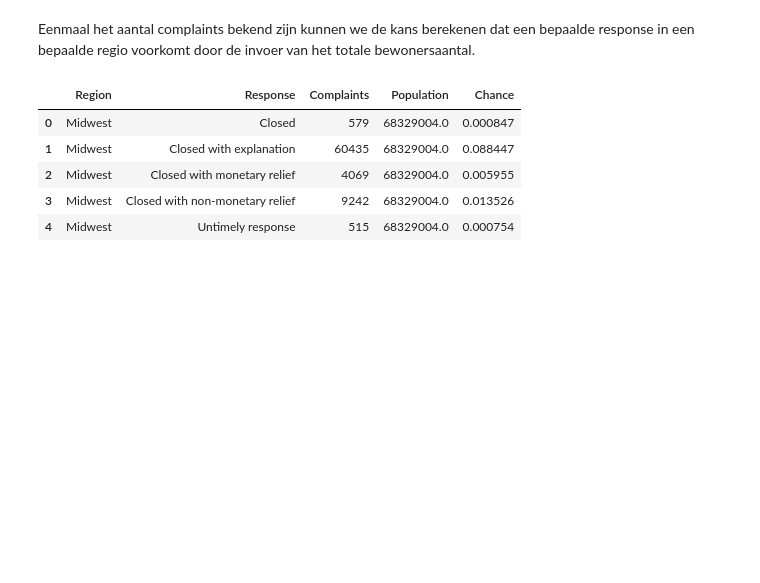
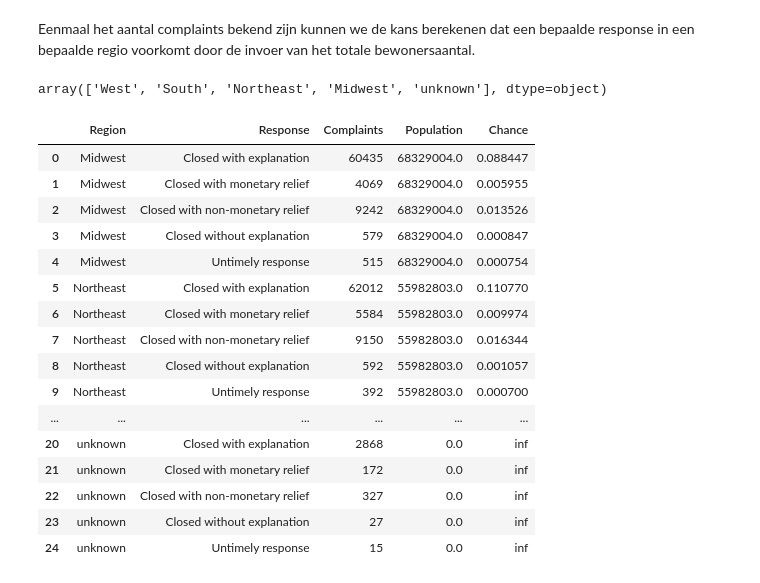
Before and after one commit to WouterStemgee/applied-machine-learning-consumer-complaints-database, a Jupyter notebook: sprint3/sprint3_Lucas.ipynb, the cells around one changed output. Cells and saved outputs as stored; diff of their text form; code cells hidden in the pictures; blank space fills up the shorter version.

```diff
--- a/sprint3/sprint3_Lucas.ipynb
+++ b/sprint3/sprint3_Lucas.ipynb
@@ -18,4 +34,9 @@ complaints_source_df.head()
 # %%
-complaints_df = complaints_source_df[['Product', 'Consumer complaint narrative', 'Company', 'State', 'Company response to consumer']].copy()
-complaints_df.columns = ['Product', 'Narrative', 'Company', 'State', 'Response']
+complaints_df = complaints_source_df[['Product', 'Consumer complaint narrative', 'Company', 'State', 'Company response to consumer','Complaint ID']].copy()
+complaints_df.columns = ['Product', 'Narrative', 'Company', 'State', 'Response','Complaint ID']
 complaints_df.head()
+complaints_df.replace({'Company response to consumer': {'Closed': 'Closed without explanation'}}, inplace= True)
+complaints_df.replace({'Response': {'Closed': 'Closed without explanation'}}, inplace= True)
+complaints_df = complaints_df[complaints_df['Response'].isin(['Closed with non-monetary relief',
+                                                              'Closed with monetary relief', 'Closed with explanation',
+                                                              'Closed without explanation', 'Untimely response'])]
@@ -35,5 +65,6 @@ Deze table is gegenereerd via https://statetable.com/.
 # %%
 state_table_df = pd.read_csv('./state_table.csv', delimiter=',')
 state_table_df.head()
+state_table_df = state_table_df.replace({np.nan: 'unknown'})
 state_table_df['census_region_name'].unique()
 # %% [output]
@@ -60,7 +95,7 @@ def give_region(abbr):
     row = state_table_df.loc[state_table_df['abbreviation'] == abbr]
     region = row['census_region_name'].values
     if region.size == 0:
-        return "unknown"
+        return 'unknown'
     else:
         return region[0]
 
@@ -69,7 +104,7 @@ def give_region_population(region):
     row = region_pop_df.loc[region_pop_df['Region'] == region]
     pop = row['Population'].values
     if pop.size == 0:
-        return None
+        return 0.0
     else:
         return pop[0]
 # %% [markdown]
@@ -97,15 +148,30 @@ region_df['Population'] = region_df['Region'].swifter.apply(give_region_populati
 region_df['Chance'] = region_df['Complaints']/region_df['Population']*100
 ret = pd.DataFrame(complaints_df.groupby(['Region','Response']).size())
 ret['Chance'] = region_df['Chance']
+# %%
+complaints_df['Region'].unique()
+# %% [output]
+array(['West', 'South', 'Northeast', 'Midwest', 'unknown'], dtype=object)
 # %%
-region_df.head()
+region_df
 # %% [output]
 |  | Region | Response | Complaints | Population | Chance |
-| 0 | Midwest | Closed | 579 | 68329004.0 | 0.000847 |
-| 1 | Midwest | Closed with explanation | 60435 | 68329004.0 | 0.088447 |
-| 2 | Midwest | Closed with monetary relief | 4069 | 68329004.0 | 0.005955 |
-| 3 | Midwest | Closed with non-monetary relief | 9242 | 68329004.0 | 0.013526 |
+| 0 | Midwest | Closed with explanation | 60435 | 68329004.0 | 0.088447 |
+| 1 | Midwest | Closed with monetary relief | 4069 | 68329004.0 | 0.005955 |
+| 2 | Midwest | Closed with non-monetary relief | 9242 | 68329004.0 | 0.013526 |
+| 3 | Midwest | Closed without explanation | 579 | 68329004.0 | 0.000847 |
 | 4 | Midwest | Untimely response | 515 | 68329004.0 | 0.000754 |
+| 5 | Northeast | Closed with explanation | 62012 | 55982803.0 | 0.110770 |
+| 6 | Northeast | Closed with monetary relief | 5584 | 55982803.0 | 0.009974 |
+| 7 | Northeast | Closed with non-monetary relief | 9150 | 55982803.0 | 0.016344 |
+| 8 | Northeast | Closed without explanation | 592 | 55982803.0 | 0.001057 |
+| 9 | Northeast | Untimely response | 392 | 55982803.0 | 0.000700 |
+| ... | ... | ... | ... | ... | ... |
+| 20 | unknown | Closed with explanation | 2868 | 0.0 | inf |
+| 21 | unknown | Closed with monetary relief | 172 | 0.0 | inf |
+| 22 | unknown | Closed with non-monetary relief | 327 | 0.0 | inf |
+| 23 | unknown | Closed without explanation | 27 | 0.0 | inf |
+| 24 | unknown | Untimely response | 15 | 0.0 | inf |
 # %%
 
 def plot(region):
```
Also changed, not shown: parts of 33 cells of this notebook, 1 other file.
